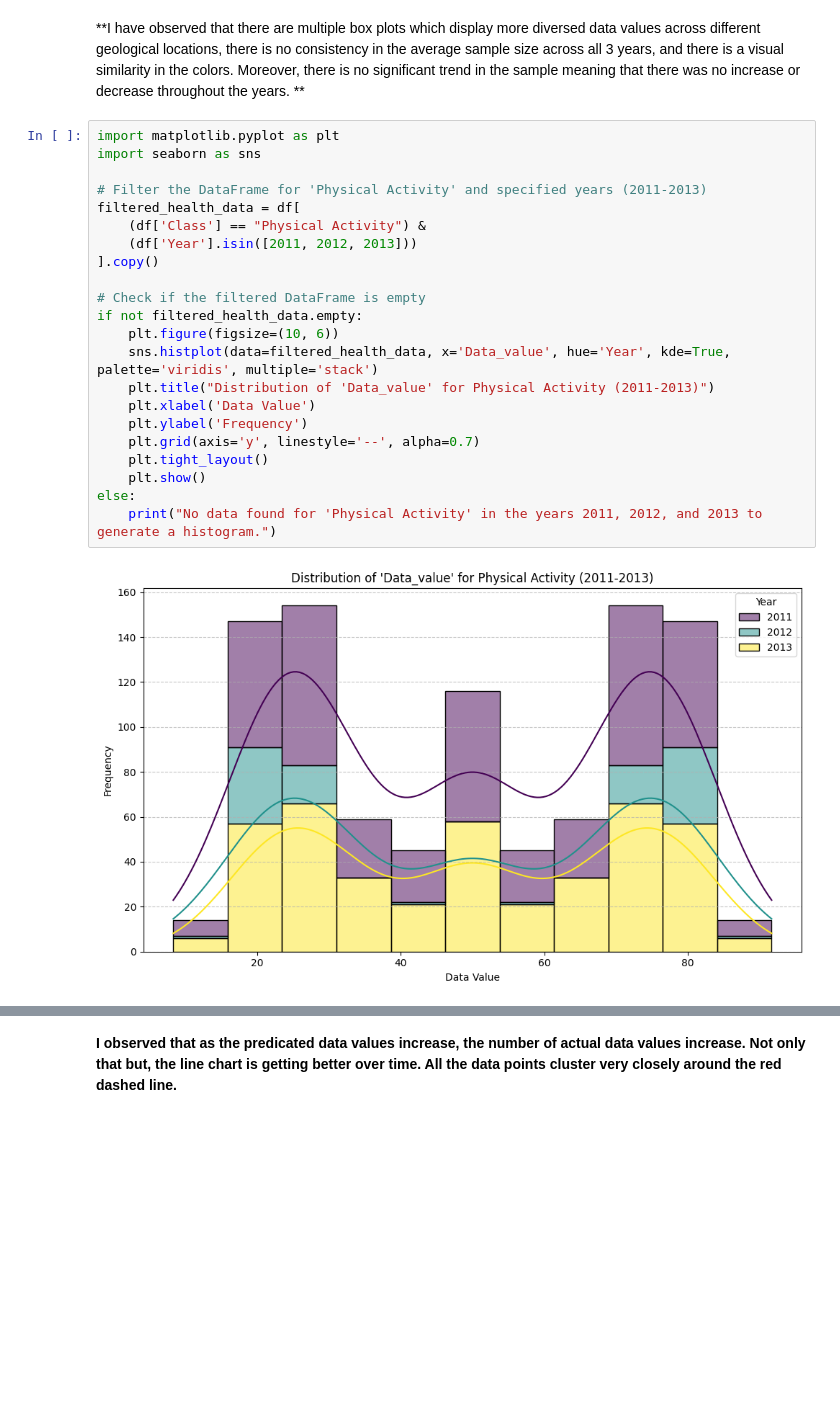
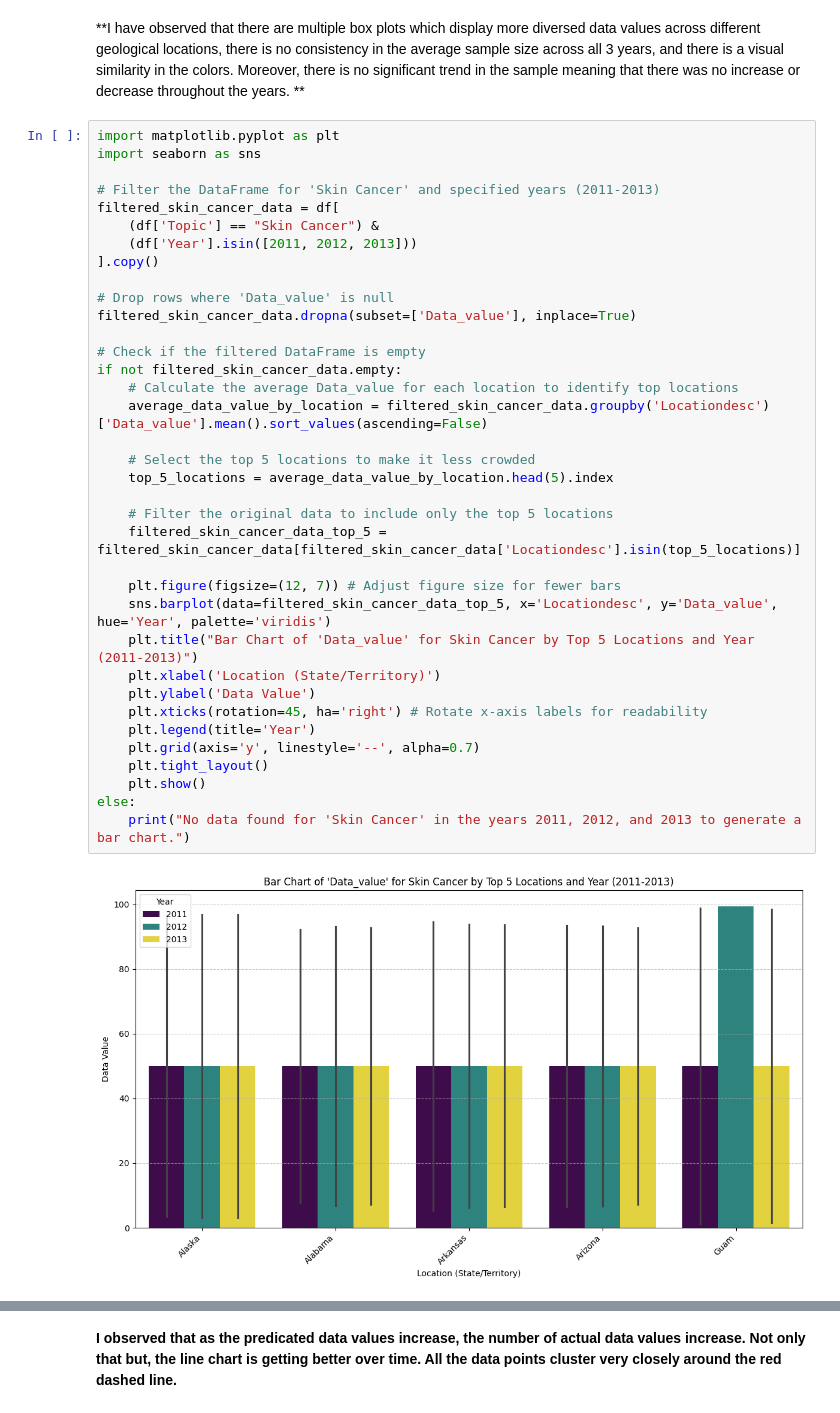
Before and after one commit to aryaamyara2022-dotcom/Public-Health-Capstone, a Jupyter notebook: Arya's PublicHealthCapstone.ipynb, the cells around one changed output, grey strips where cells are left out. Saved outputs shown, nothing was run; the diff lists cells and outputs as text; blank space fills up the shorter version.

```diff
--- a/Arya's PublicHealthCapstone.ipynb
+++ b/Arya's PublicHealthCapstone.ipynb
@@ -189,25 +187,39 @@ Unique years in the filtered data for Women's Health: [2012]
 # %%
 import matplotlib.pyplot as plt
 import seaborn as sns
 
-# Filter the DataFrame for 'Physical Activity' and specified years (2011-2013)
-filtered_health_data = df[
-    (df['Class'] == "Physical Activity") &
+# Filter the DataFrame for 'Skin Cancer' and specified years (2011-2013)
+filtered_skin_cancer_data = df[
+    (df['Topic'] == "Skin Cancer") &
     (df['Year'].isin([2011, 2012, 2013]))
 ].copy()
 
+# Drop rows where 'Data_value' is null
+filtered_skin_cancer_data.dropna(subset=['Data_value'], inplace=True)
+
 # Check if the filtered DataFrame is empty
-if not filtered_health_data.empty:
-    plt.figure(figsize=(10, 6))
-    sns.histplot(data=filtered_health_data, x='Data_value', hue='Year', kde=True, palette='viridis', multiple='stack')
-    plt.title("Distribution of 'Data_value' for Physical Activity (2011-2013)")
-    plt.xlabel('Data Value')
-    plt.ylabel('Frequency')
+if not filtered_skin_cancer_data.empty:
+    # Calculate the average Data_value for each location to identify top locations
+    average_data_value_by_location = filtered_skin_cancer_data.groupby('Locationdesc')['Data_value'].mean().sort_values(ascending=False)
+
+    # Select the top 5 locations to make it less crowded
+    top_5_locations = average_data_value_by_location.head(5).index
+
+    # Filter the original data to include only the top 5 locations
+    filtered_skin_cancer_data_top_5 = filtered_skin_cancer_data[filtered_skin_cancer_data['Locationdesc'].isin(top_5_locations)]
+
+    plt.figure(figsize=(12, 7)) # Adjust figure size for fewer bars
+    sns.barplot(data=filtered_skin_cancer_data_top_5, x='Locationdesc', y='Data_value', hue='Year', palette='viridis')
+    plt.title("Bar Chart of 'Data_value' for Skin Cancer by Top 5 Locations and Year (2011-2013)")
+    plt.xlabel('Location (State/Territory)')
+    plt.ylabel('Data Value')
+    plt.xticks(rotation=45, ha='right') # Rotate x-axis labels for readability
+    plt.legend(title='Year')
     plt.grid(axis='y', linestyle='--', alpha=0.7)
     plt.tight_layout()
     plt.show()
 else:
-    print("No data found for 'Physical Activity' in the years 2011, 2012, and 2013 to generate a histogram.")
+    print("No data found for 'Skin Cancer' in the years 2011, 2012, and 2013 to generate a bar chart.")
 # %% [output]
-[figure, old version]
+[figure, new version]
 # %% [markdown]
```
Also changed, not shown: parts of 11 cells of this notebook.
